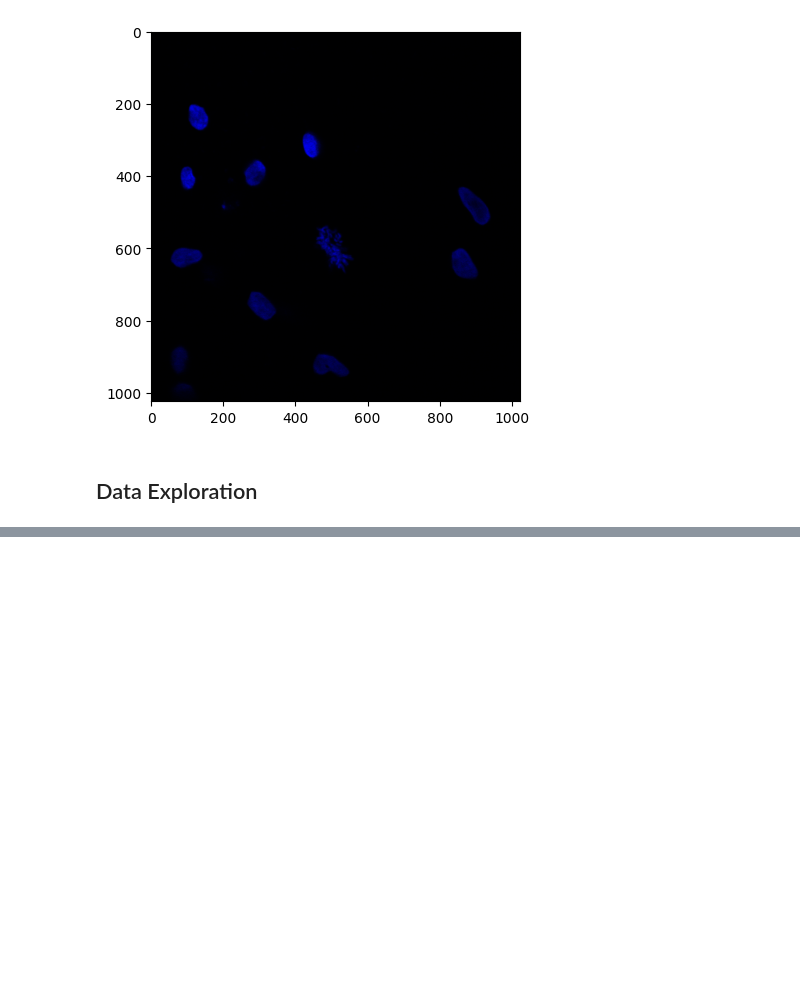
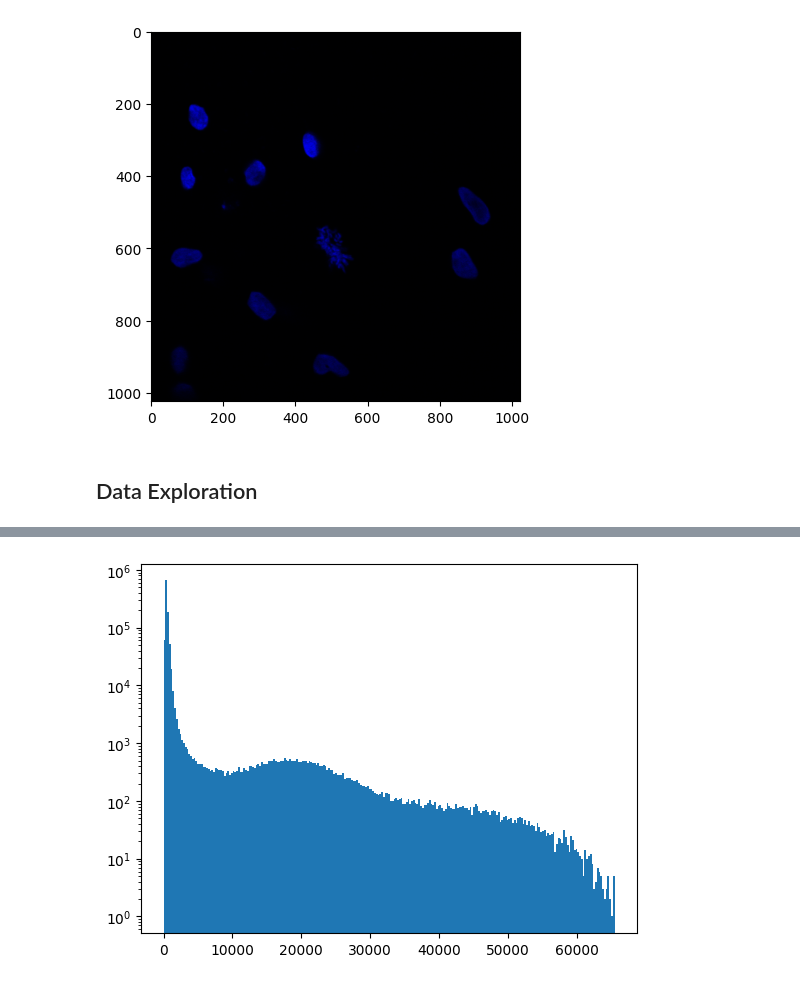
Before and after one commit to Anthony-Journy/ImageAnalysis, a Jupyter notebook: chromosomes_counting.ipynb, the cells around one changed output, grey strips where cells are left out. Cells and saved outputs as stored; diff of their text form; code cells hidden in the pictures; blank space fills up the shorter version.

Commit message:
add second hist

```diff
--- a/chromosomes_counting.ipynb
+++ b/chromosomes_counting.ipynb
@@ -65,3 +70,7 @@ _ = plt.hist(chromatin_green.flatten(), bins=255, log=True)
+# %%
+_ = plt.hist(DAPI_blue.flatten(), bins=255, log=True)
+# %% [output]
+[figure, added]
 # %%
 chromatin_green_scaled = np.round(chromatin_green.copy() / chromatin_green.max() * 255)
 _ = plt.hist(chromatin_green_scaled.flatten(), bins=255, log=True)
```
Also changed, not shown: parts of 3 cells of this notebook.
